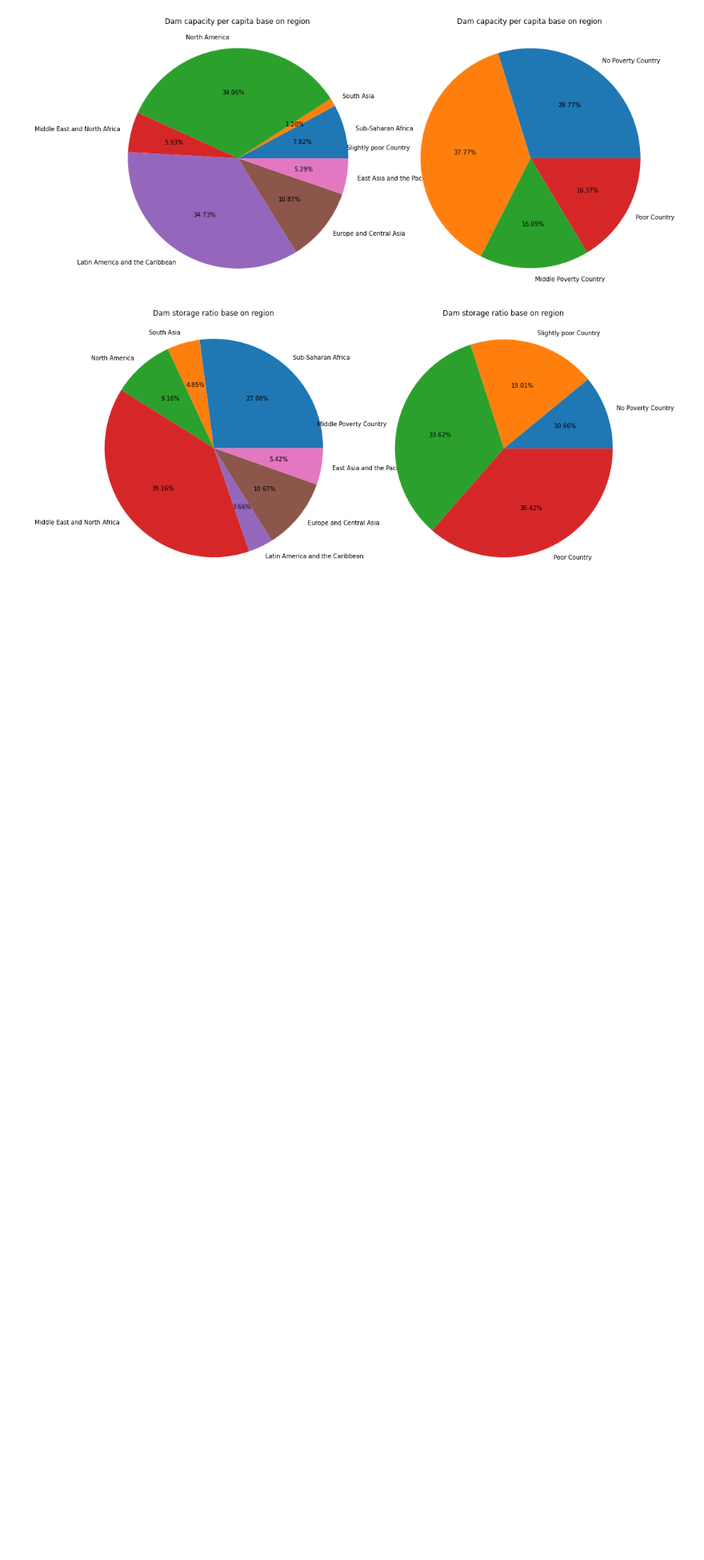
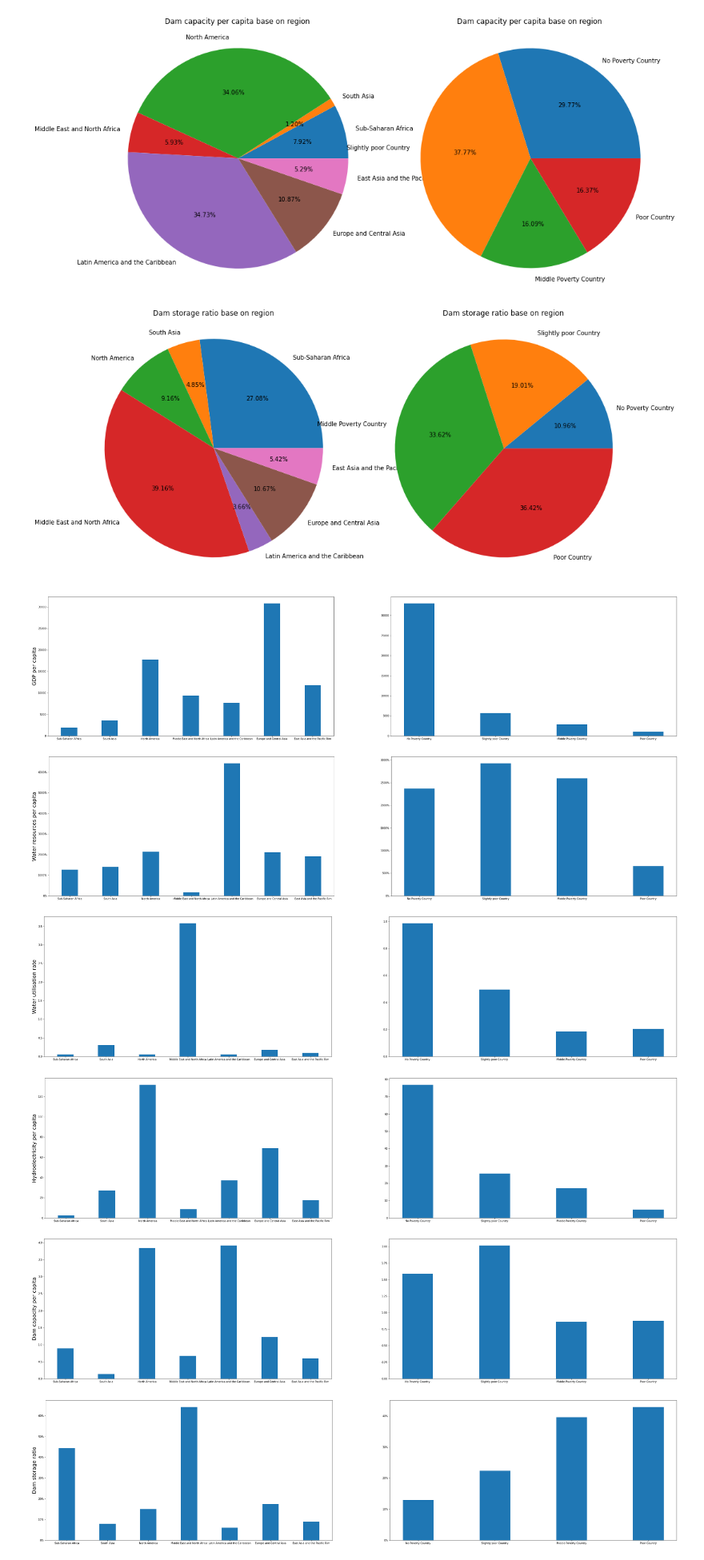
Before and after one commit to hzhu256/722-BDAS, a Jupyter notebook: data mining.ipynb, the cells around one changed output. Shown at 80% size. Saved outputs shown, nothing was run; the diff lists cells and outputs as text; code cells hidden in the pictures; blank space fills up the shorter version.

```diff
--- a/data mining.ipynb
+++ b/data mining.ipynb
@@ -597,3 +596,54 @@ get_pie('Dam storage ratio')
 [figure]
 [figure]
 [figure]
+# %%
+from matplotlib.ticker import FuncFormatter
+
+def get_histogram(factor, if_percent=False):
+    _, _, data_region, data_poor = histogram(factor)
+
+    key_region = []
+    value_region = []
+    for key in data_region.keys():
+        key_region.append(key)
+        value_region.append(data_region[key])
+    # print(key_region)
+    # print(value_region)
+
+    key_poor = []
+    value_poor = []
+    for key in data_poor.keys():
+        key_poor.append(key)
+        value_poor.append(data_poor[key])
+
+    def to_percent(temp, position):
+        return '%1.0f'%(100*temp) + '%'
+
+    plt.figure(figsize = (44,10))
+
+    plt.subplot(1,2,1)
+    if if_percent:
+        plt.gca().yaxis.set_major_formatter(FuncFormatter(to_percent))
+    plt.bar(range(len(value_region)), value_region, tick_label=key_region, width = 0.4)
+    plt.ylabel(factor, size=20)
+
+    plt.subplot(1,2,2)
+    if if_percent:
+        plt.gca().yaxis.set_major_formatter(FuncFormatter(to_percent))
+    plt.bar(range(len(value_poor)), value_poor, tick_label=key_poor, width = 0.4)
+
+    plt.show()
+# %%
+get_histogram('GDP per capita')
+get_histogram('Water resources per capita',True)
+get_histogram('Water utilisation rate')
+get_histogram('Hydroelectricity per capita')
+get_histogram('Dam capacity per capita')
+get_histogram('Dam storage ratio',True)
+# %% [output]
+[figure, added]
+[figure, added]
+[figure, added]
+[figure, added]
+[figure, added]
+[figure, added]
```
Also changed, not shown: parts of 16 cells of this notebook, 5 other files.
